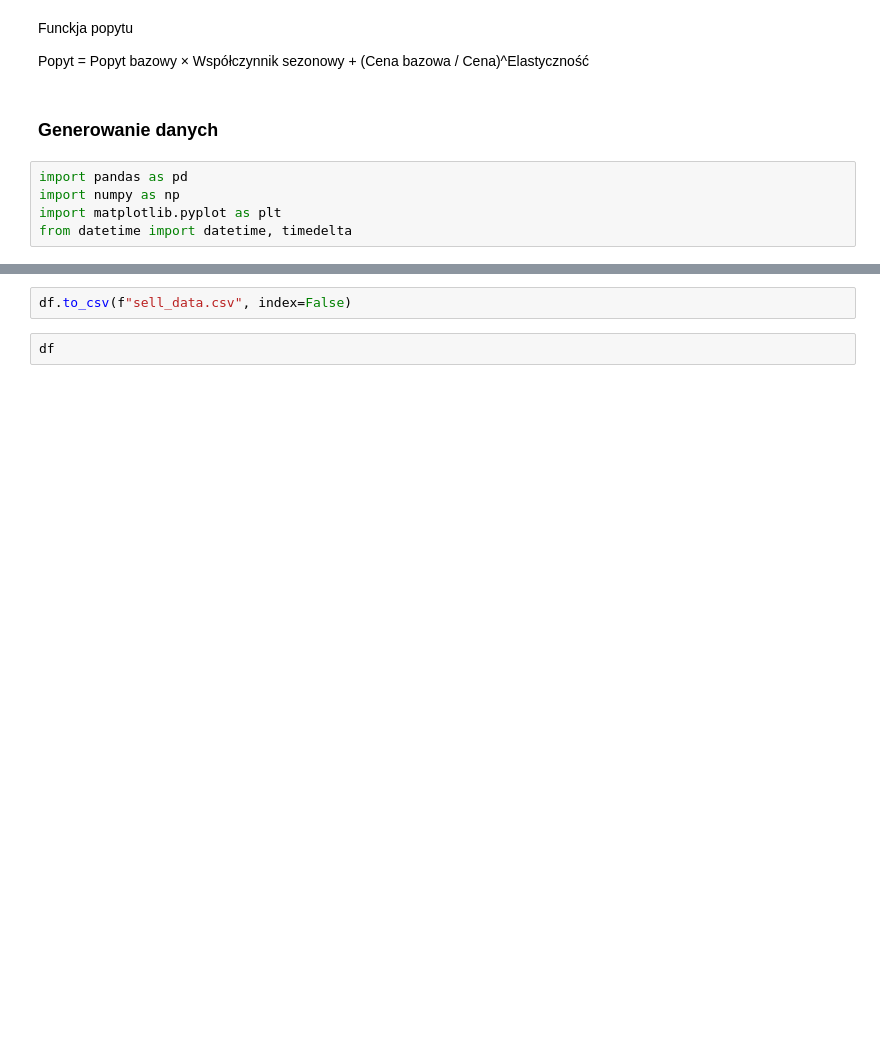
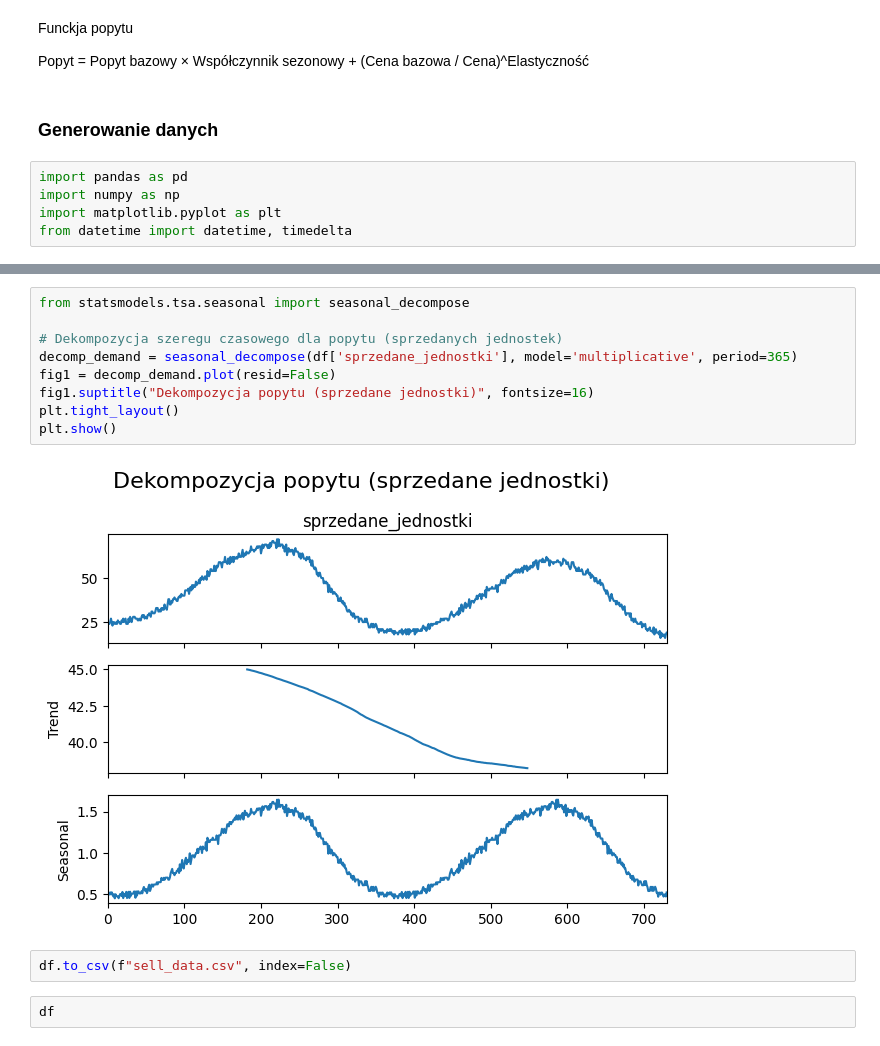
Before and after one commit to SerhiiOstropolskyi/Dynamic-retail-pricing-using-reinforcement-learning---Deep-Q-Network-DQN-, a Jupyter notebook: ML_Project.ipynb, the cells around one changed output, grey strips where cells are left out. Saved outputs shown, nothing was run; the diff lists cells and outputs as text; blank space fills up the shorter version.

```diff
--- a/ML_Project.ipynb
+++ b/ML_Project.ipynb
@@ -156,6 +157,17 @@ print(f"Suma zysków: {df['zysk'].sum()}")
 Średnia cena: 104.03
 Średnia sprzedaż: 41.58
 Suma zysków: 45609.26
+# %%
+from statsmodels.tsa.seasonal import seasonal_decompose
+
+# Dekompozycja szeregu czasowego dla popytu (sprzedanych jednostek)
+decomp_demand = seasonal_decompose(df['sprzedane_jednostki'], model='multiplicative', period=365)
+fig1 = decomp_demand.plot(resid=False)
+fig1.suptitle("Dekompozycja popytu (sprzedane jednostki)", fontsize=16)
+plt.tight_layout()
+plt.show()
+# %% [output]
+[figure, added]
 # %%
 df.to_csv(f"sell_data.csv", index=False)
 # %%
```
Also changed, not shown: parts of 24 cells of this notebook.
